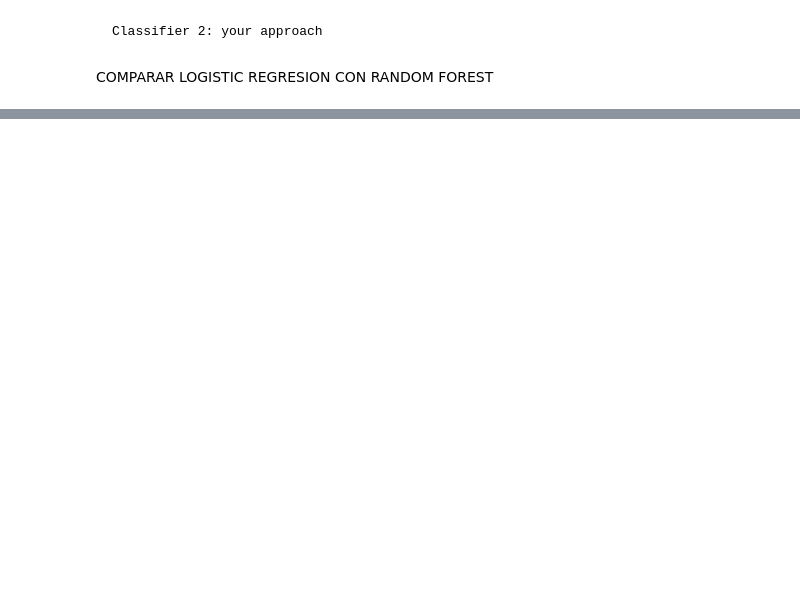
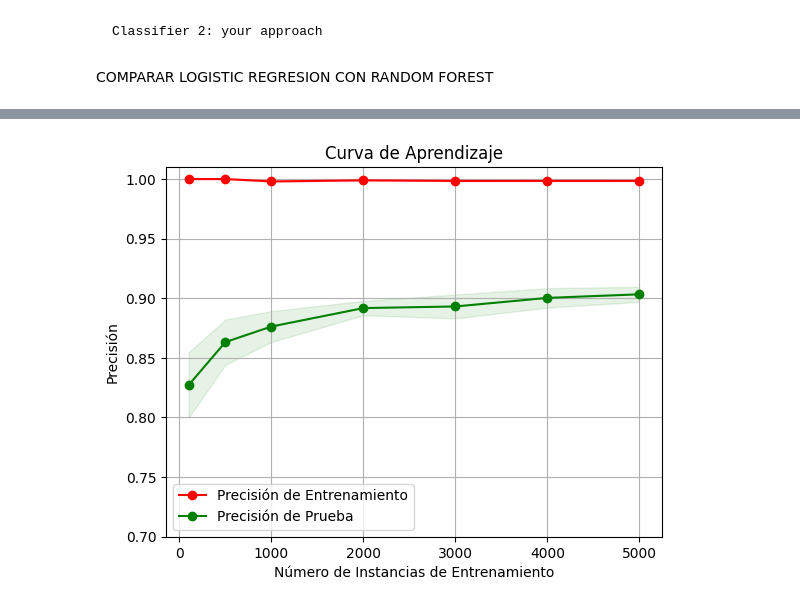
Before and after one commit to unaibermudez/text-classification-poster, a Jupyter notebook: entrega.ipynb, the cells around one changed output, grey strips where cells are left out. Drawn from its saved outputs; the diff is of its cells as text; code cells hidden in the pictures; blank space fills up the shorter version.

```diff
--- a/entrega.ipynb
+++ b/entrega.ipynb
@@ -695,0 +941,83 @@ F1 Score              0.875159       0.892742
+# %%
+import numpy as np
+import matplotlib.pyplot as plt
+from sklearn.model_selection import learning_curve
+from sklearn.ensemble import RandomForestClassifier
+from sklearn.metrics import accuracy_score
+
+# Función para plotear la curva de aprendizaje
+def plot_learning_curve(estimator, X, y, ylim=None, cv=None, train_sizes=np.linspace(.1, 1.0, 5)):
+    plt.figure()
+    plt.title("Curva de Aprendizaje")
+    if ylim is not None:
+        plt.ylim(*ylim)
+    plt.xlabel("Número de Instancias de Entrenamiento")
+    plt.ylabel("Precisión")
+
+    train_sizes, train_scores, test_scores = learning_curve(
+        estimator, X, y, cv=cv, n_jobs=-1, train_sizes=train_sizes, scoring='accuracy')
+
+    train_scores_mean = np.mean(train_scores, axis=1)
+    train_scores_std = np.std(train_scores, axis=1)
+    test_scores_mean = np.mean(test_scores, axis=1)
+    test_scores_std = np.std(test_scores, axis=1)
+
+    plt.grid()
+
+    plt.fill_between(train_sizes, train_scores_mean - train_scores_std,
+                     train_scores_mean + train_scores_std, alpha=0.1, color="r")
+    plt.fill_between(train_sizes, test_scores_mean - test_scores_std,
+                     test_scores_mean + test_scores_std, alpha=0.1, color="g")
+    plt.plot(train_sizes, train_scores_mean, 'o-', color="r", label="Precisión de Entrenamiento")
+    plt.plot(train_sizes, test_scores_mean, 'o-', color="g", label="Precisión de Prueba")
+
+    plt.legend(loc="best")
+    return plt
+
+# Cargar los datos desde el archivo CSV con encoding 'latin1'
+file_path = 'data/suicidal_data.csv'  # Ajusta la ruta según tu estructura de carpetas
+df = pd.read_csv(file_path, encoding='latin1')
+
+# Verificar y eliminar filas nulas
+df = df.dropna(subset=['tweet'])
+
+def preprocess_text(text):
+    # Convertir a minúsculas
+    text = text.lower()
+    # Manejar emojis
+    text = emoji.demojize(text)
+    # Eliminar puntuación
+    text = text.translate(str.maketrans("", "", string.punctuation))
+    # Tokenización
+    tokens = word_tokenize(text)
+    # Eliminar stopwords
+    stop_words = set(stopwords.words('english'))
+    tokens = [token for token in tokens if token not in stop_words]
+    # Lematización
+    lemmatizer = WordNetLemmatizer()
+    tokens = [lemmatizer.lemmatize(token) for token in tokens]
+    return ' '.join(tokens)
+
+# Aplicar preprocesamiento a la columna 'tweet'
+df['processed_tweet'] = df['tweet'].apply(preprocess_text)
+
+# Dividir los datos en entrenamiento y prueba
+X_train, X_test, y_train, y_test = train_test_split(df['processed_tweet'], df['label'], test_size=0.2, random_state=42)
+
+# Vectorización con TF-IDF y Ponderación de Términos por IDF ponderada por TF
+vectorizer = TfidfVectorizer(use_idf=False)
+X_train_tfidf = vectorizer.fit_transform(X_train)
+X_test_tfidf = vectorizer.transform(X_test)
+
+# Añadir más instancias progresivamente
+train_sizes = [100, 500, 1000, 2000, 3000, 4000, 5000]
+
+# Modelo de clasificación (Random Forest en este caso)
+classifier = RandomForestClassifier(random_state=42)
+
+# Plotear la curva de aprendizaje
+plot_learning_curve(classifier, X_train_tfidf, y_train, cv=5, ylim=(0.7, 1.01), train_sizes=train_sizes)
+
+plt.show()
+# %% [output]
+[figure, added]
```
Also changed, not shown: parts of 38 cells of this notebook, 5 other files.
